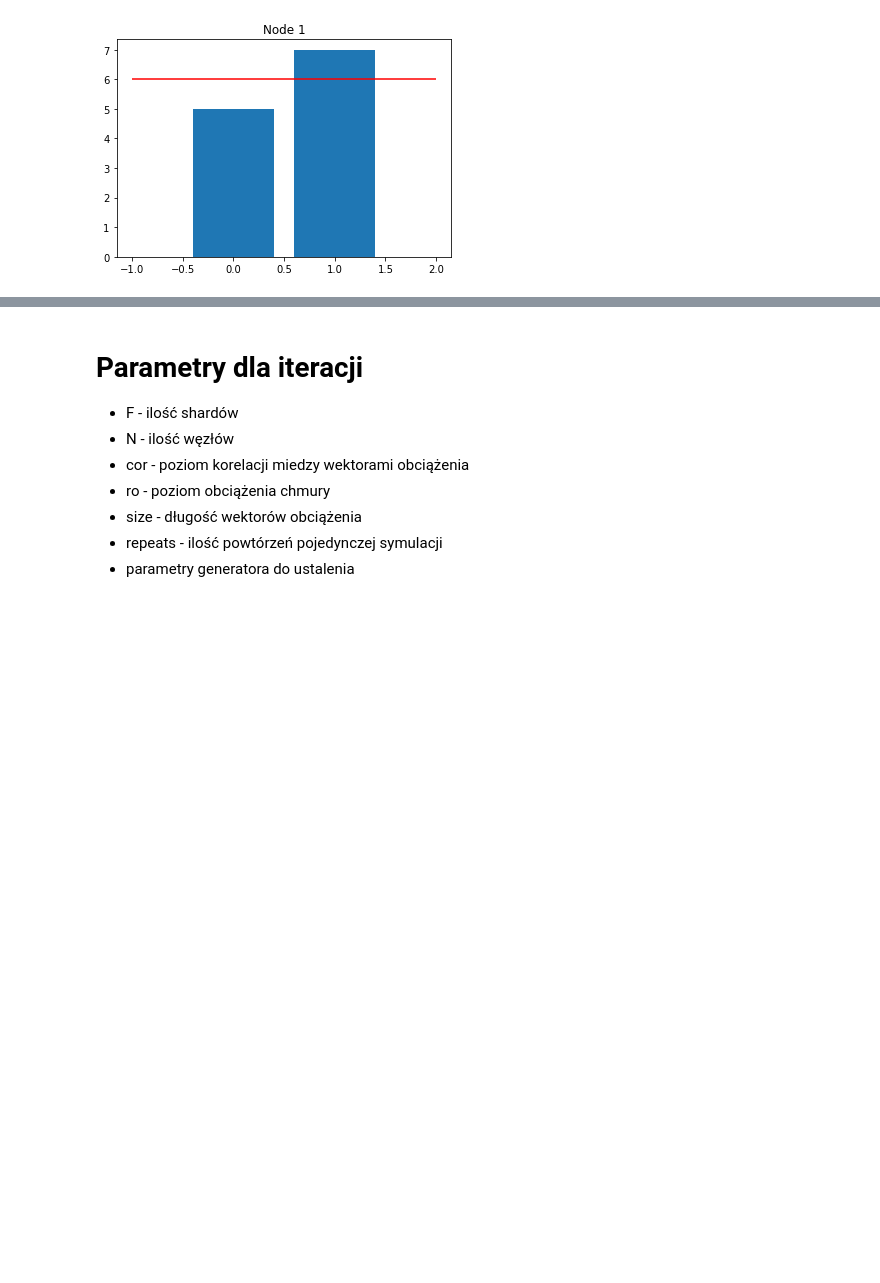
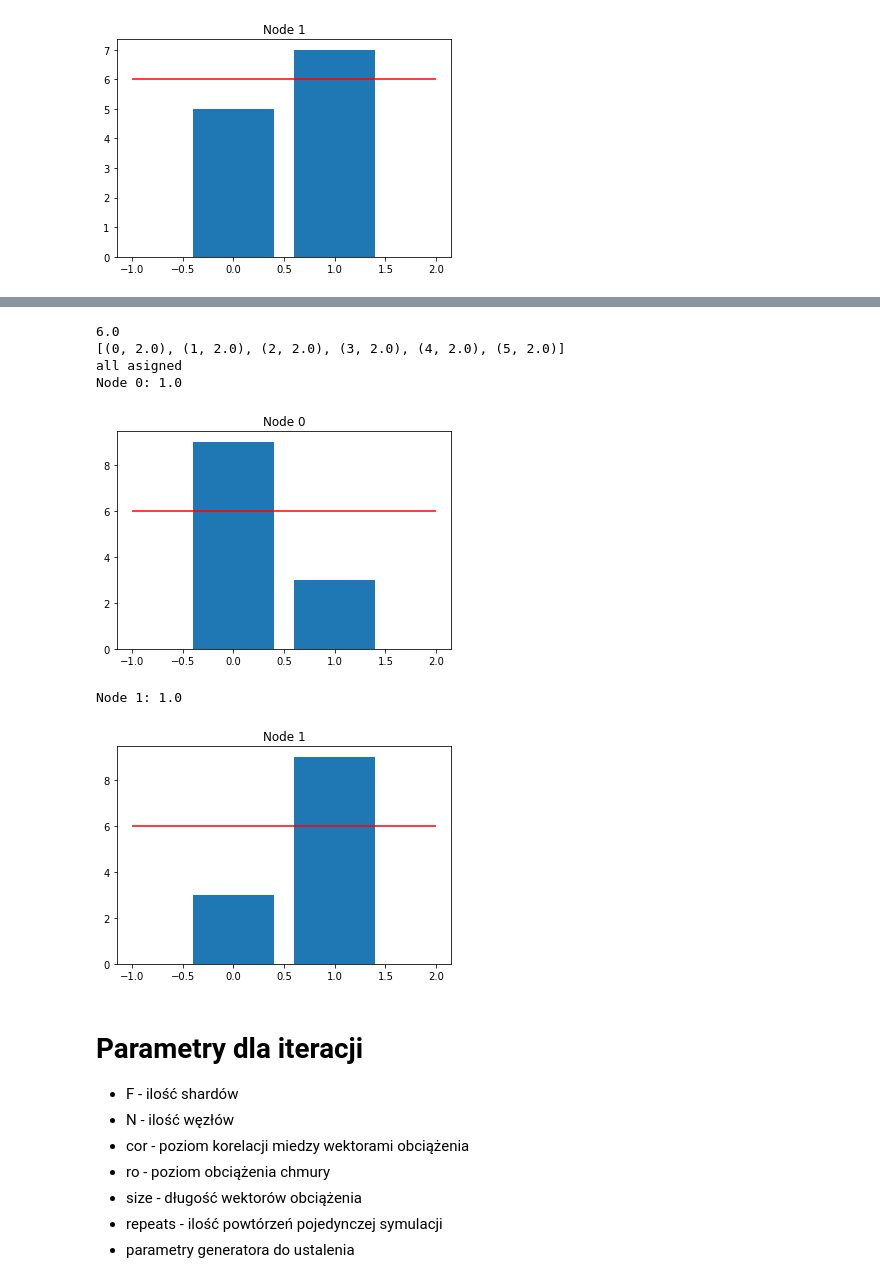
Before and after one commit to szkudlarekdamian/kosharda, a Jupyter notebook: eval_prototype.ipynb, the cells around one changed output, grey strips where cells are left out. Cells and saved outputs as stored; diff of their text form; code cells hidden in the pictures; blank space fills up the shorter version.

Commit message:
best fit example

```diff
--- a/eval_prototype.ipynb
+++ b/eval_prototype.ipynb
@@ -136,0 +142,12 @@ Node 1: 1.0
+# %%
+N = 2 # try with n=3 <3
+size = 2
+instance = np.array([[3,1],[3,1],[3,1],[1,3],[1,3],[1,3]])
+cloud = RoundRobin(N,instance, True)
+load = np.sum(instance)
+mean_node_load = load/N/size
+
+for n in cloud.nodes:
+    # stabilność
+    print("Node {}:".format(n.identity), np.mean(n.ws)/mean_node_load)
+    plot_node_load(n, mean_node_load)
@@ -137,3 +179,49 @@ Node 1: 1.0
+# %%
+def best_fit2(n: int, shards: np.ndarray):
+
+    node_mean_load = np.sum(shards) / n / shards.shape[1]
+    print(node_mean_load)
+
+    nodes = [Node(e) for e in range(0, n)]
+    ss = [(i, v) for i, v in enumerate(np.mean(shards, axis=1)) ]
+    ss.sort(key=lambda x: x[1], reverse=True)
+    usd = [False for _ in range(len(ss))]
+    print(ss)
+
+    tolerance = node_mean_load * 0.1 # zakładamy, ze node może zostać przepełniony o 10%
+    for node in nodes:
+        for i, m in ss:
+            if usd[i]:
+                continue
+            nl = np.mean(node.ws)
+            if nl + m < node_mean_load + tolerance:
+                node.shard_append(i, shards[i])
+                usd[i] = True
+            if all(usd):
+                print("all asigned")
+                break
+    if not all(usd):
+        print("Error")
+        # TODO assign remaining nodes with first fit
+    return nodes
+
+N = 2
+size = 2
+instance = np.array([[3,1],[3,1],[3,1],[1,3],[1,3],[1,3]])
+mean_node_load = load/N/size
+nds = best_fit2(N, instance)
+
+for n in nds:
+    print("Node {}:".format(n.identity), np.mean(n.ws)/mean_node_load)
+    plot_node_load(n, mean_node_load)
+# %% [output]
+6.0
+[(0, 2.0), (1, 2.0), (2, 2.0), (3, 2.0), (4, 2.0), (5, 2.0)]
+all asigned
+Node 0: 1.0
+[figure, added]
+Node 1: 1.0
+[figure, added]
 # %% [markdown]
 # Parametry dla iteracji
 * F - ilość shardów
```
Also changed, not shown: parts of 9 cells of this notebook.
